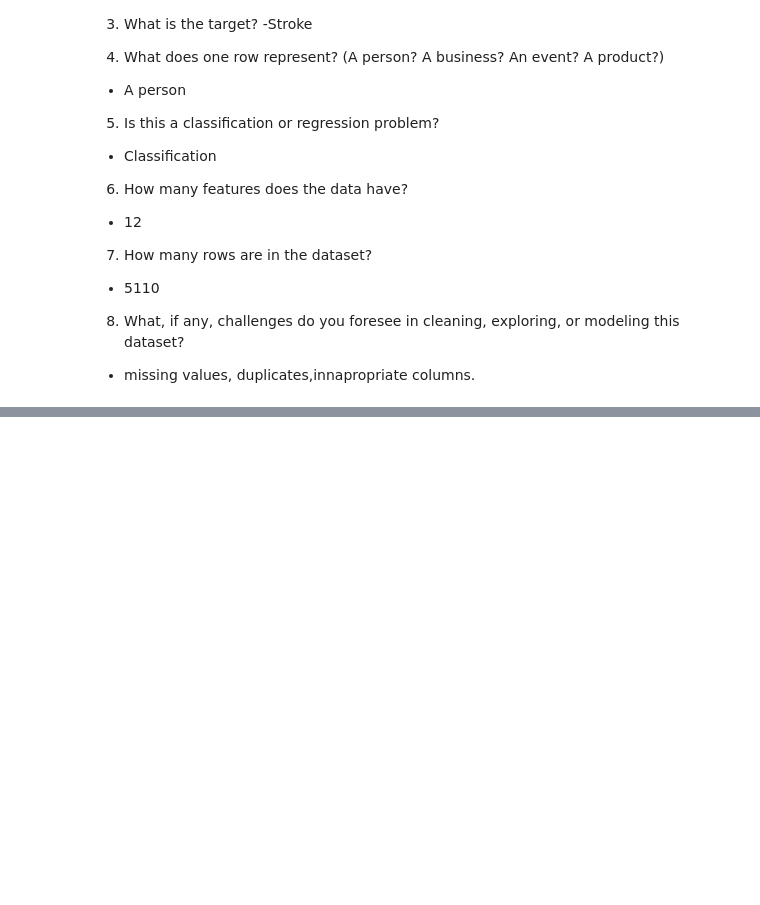
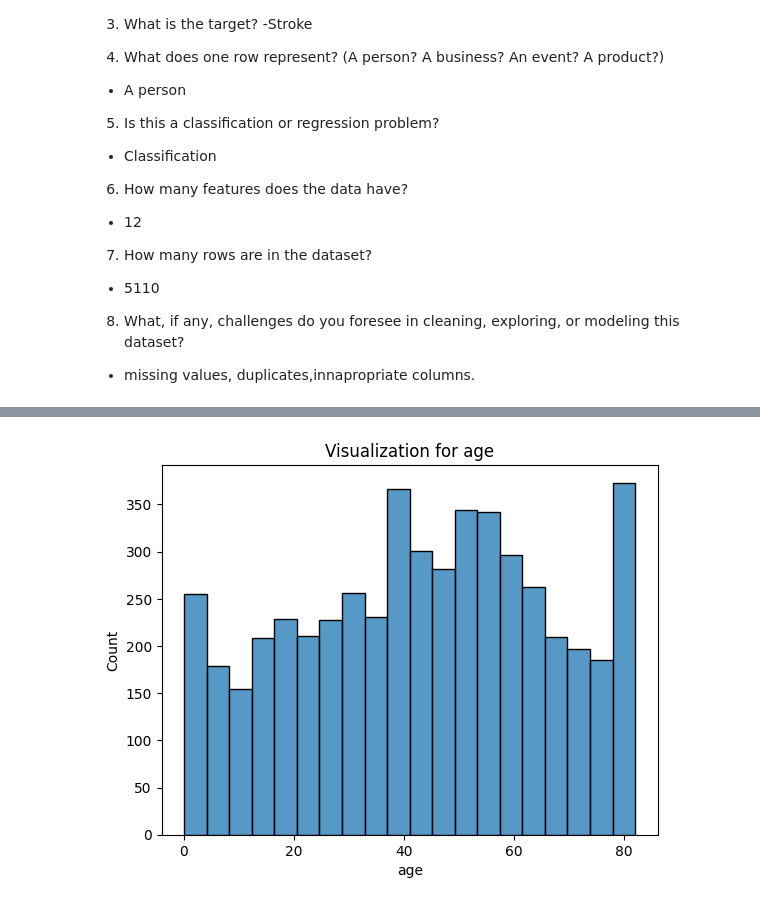
Before and after one commit to JaimeRoss/Data-Science, a Jupyter notebook: project2.ipynb, the cells around one changed output, grey strips where cells are left out. Saved outputs shown, nothing was run; the diff lists cells and outputs as text; code cells hidden in the pictures; blank space fills up the shorter version.

```diff
--- a/project2.ipynb
+++ b/project2.ipynb
@@ -106,0 +165,6 @@ memory usage: 5.6+ MB
+# %%
+# Feature Visualization
+ax = sns.histplot(data = df, x = "age")
+ax.set_title("Visualization for age");
+# %% [output]
+[figure, added]
```
Also changed, not shown: parts of 27 cells of this notebook.
